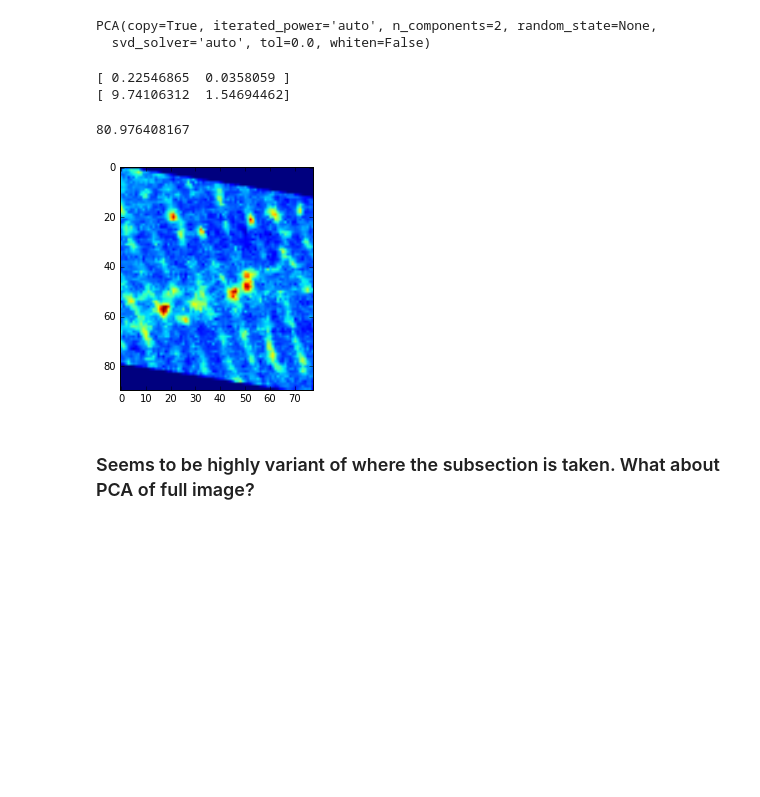
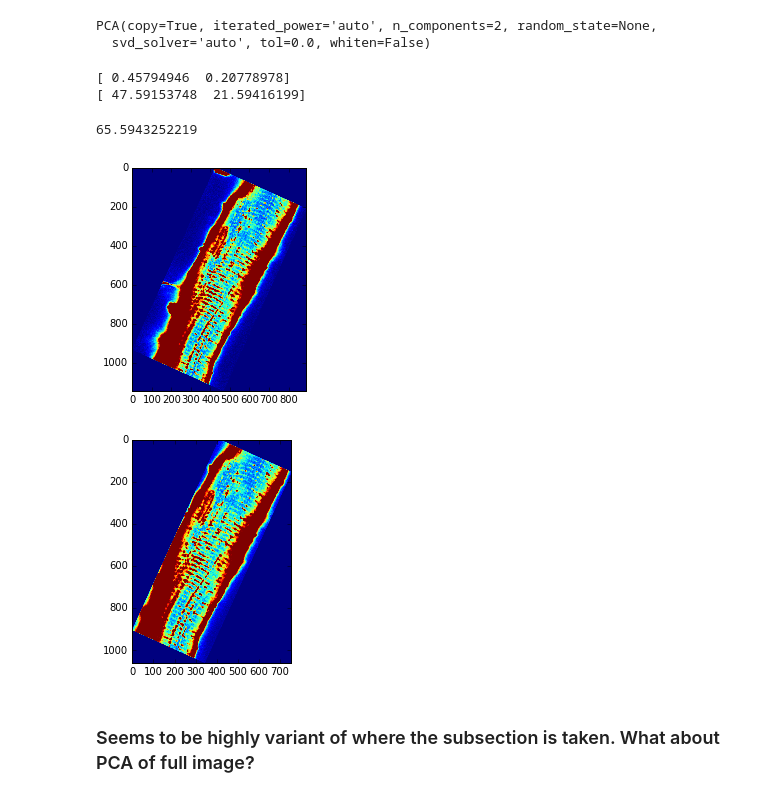
Before and after one commit to huskeypm/gpu_detect, a Jupyter notebook: reorientationFromSubsection.ipynb, the cells around one changed output. Drawn from its saved outputs; the diff is of its cells as text; code cells hidden in the pictures; blank space fills up the shorter version.

```diff
--- a/reorientationFromSubsection.ipynb
+++ b/reorientationFromSubsection.ipynb
@@ -161,3 +271,9 @@ if display:
 # Too Roundabout. Using PCA Now and it Worked
 # %% [markdown]
 ### Attempting PCA
+# %%
+subsection = subsection[:,10:-10]
+
+plt.figure()
+plt.imshow(subsection)
+plt.show()
@@ -164,6 +282,6 @@ if display:
 # %%
 pca = PCA(n_components=2)
-pca.fit(loggedPs)
+pca.fit(subsection)
 # %% [output]
 PCA(copy=True, iterated_power='auto', n_components=2, random_state=None,
   svd_solver='auto', tol=0.0, whiten=False)
@@ -171,23 +289,30 @@ PCA(copy=True, iterated_power='auto', n_components=2, random_state=None,
 print pca.explained_variance_ratio_
 print pca.explained_variance_
 # %% [output]
-[ 0.22546865  0.0358059 ]
-[ 9.74106312  1.54694462]
+[ 0.45794946  0.20778978]
+[ 47.59153748  21.59416199]
 # %%
 yAx = np.array([0,1])
 degreeOffCenter = (180./ pi) *arccos(np.dot(yAx,pca.explained_variance_) / (np.linalg.norm(yAx) * np.linalg.norm(pca.explained_variance_)))
 # %%
 print degreeOffCenter
 # %% [output]
-80.976408167
+65.5943252219
 # %%
-rotated = imutils.rotate(subsection,degreeOffCenter)
+rotated = imutils.rotate_bound(img,-degreeOffCenter)
+rotated_subsection = imutils.rotate_bound(subsection,-degreeOffCenter)
+
 
 plt.figure()
 plt.imshow(rotated)
 plt.show()
+
+plt.figure()
+plt.imshow(rotated_subsection)
+plt.show()
 # %% [output]
-[figure, old version]
+[figure, new version]
+[figure, added]
 # %% [markdown]
 ### Seems to be highly variant of where the subsection is taken. What about PCA of full image?
 # %%
```
Also changed, not shown: parts of 15 cells of this notebook, 1 other file.
